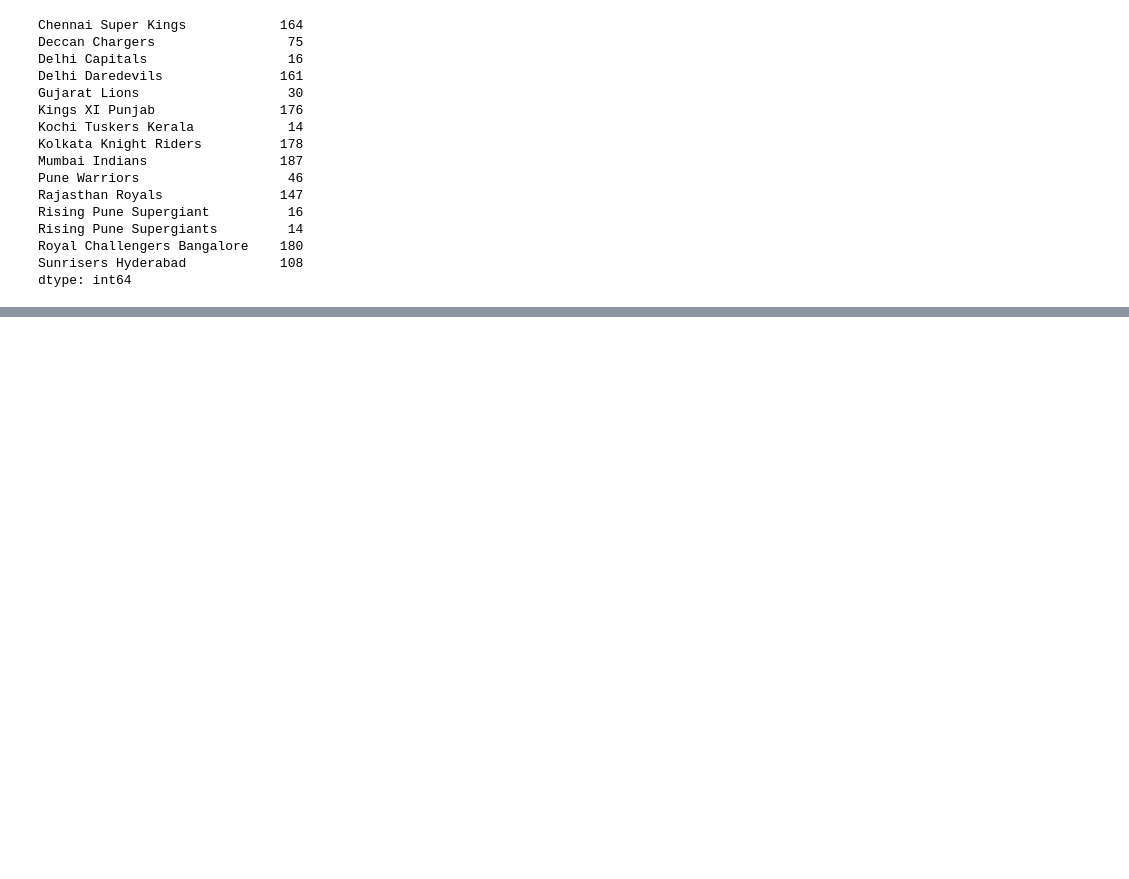
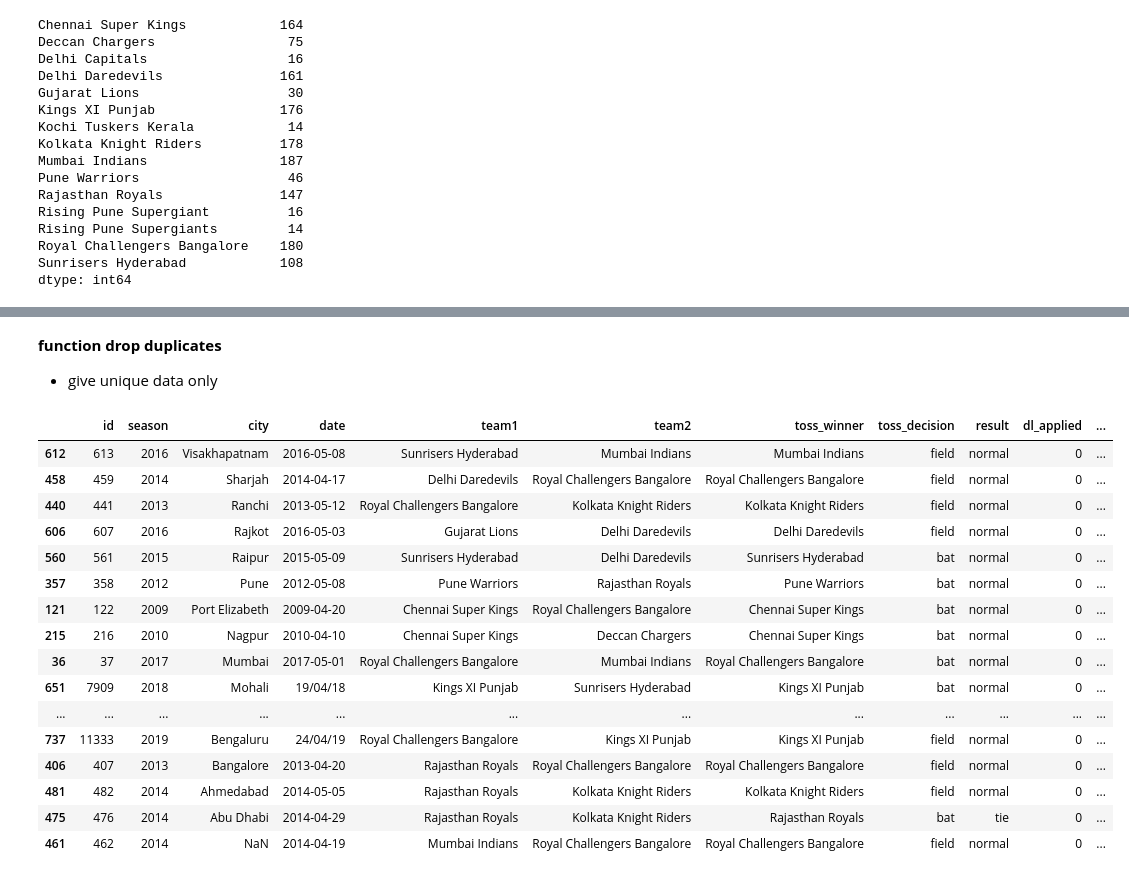
Before and after one commit to SUDHANSHU4497/practice, a Jupyter notebook: ipl_data_analysis.ipynb, the cells around one changed output, grey strips where cells are left out. Saved outputs shown, nothing was run; the diff lists cells and outputs as text; code cells hidden in the pictures; blank space fills up the shorter version.

```diff
--- a/ipl_data_analysis.ipynb
+++ b/ipl_data_analysis.ipynb
@@ -379,0 +439,3 @@ dtype: int64
+# %%
+# for permanent change in dataframe we type inplace=true
+data.sort_values('city',ascending=False, inplace=True)
@@ -379,0 +496,23 @@ dtype: int64
+# %% [markdown]
+****function drop duplicates****
+*   give unique data only
+# %%
+data.drop_duplicates(subset=['city'])
+# %% [output]
+|  | id | season | city | date | team1 | team2 | toss_winner | toss_decision | result | dl_applied | ... |
+| 612 | 613 | 2016 | Visakhapatnam | 2016-05-08 | Sunrisers Hyderabad | Mumbai Indians | Mumbai Indians | field | normal | 0 | ... |
+| 458 | 459 | 2014 | Sharjah | 2014-04-17 | Delhi Daredevils | Royal Challengers Bangalore | Royal Challengers Bangalore | field | normal | 0 | ... |
+| 440 | 441 | 2013 | Ranchi | 2013-05-12 | Royal Challengers Bangalore | Kolkata Knight Riders | Kolkata Knight Riders | field | normal | 0 | ... |
+| 606 | 607 | 2016 | Rajkot | 2016-05-03 | Gujarat Lions | Delhi Daredevils | Delhi Daredevils | field | normal | 0 | ... |
+| 560 | 561 | 2015 | Raipur | 2015-05-09 | Sunrisers Hyderabad | Delhi Daredevils | Sunrisers Hyderabad | bat | normal | 0 | ... |
+| 357 | 358 | 2012 | Pune | 2012-05-08 | Pune Warriors | Rajasthan Royals | Pune Warriors | bat | normal | 0 | ... |
+| 121 | 122 | 2009 | Port Elizabeth | 2009-04-20 | Chennai Super Kings | Royal Challengers Bangalore | Chennai Super Kings | bat | normal | 0 | ... |
+| 215 | 216 | 2010 | Nagpur | 2010-04-10 | Chennai Super Kings | Deccan Chargers | Chennai Super Kings | bat | normal | 0 | ... |
+| 36 | 37 | 2017 | Mumbai | 2017-05-01 | Royal Challengers Bangalore | Mumbai Indians | Royal Challengers Bangalore | bat | normal | 0 | ... |
+| 651 | 7909 | 2018 | Mohali | 19/04/18 | Kings XI Punjab | Sunrisers Hyderabad | Kings XI Punjab | bat | normal | 0 | ... |
+| ... | ... | ... | ... | ... | ... | ... | ... | ... | ... | ... | ... |
+| 737 | 11333 | 2019 | Bengaluru | 24/04/19 | Royal Challengers Bangalore | Kings XI Punjab | Kings XI Punjab | field | normal | 0 | ... |
+| 406 | 407 | 2013 | Bangalore | 2013-04-20 | Rajasthan Royals | Royal Challengers Bangalore | Royal Challengers Bangalore | field | normal | 0 | ... |
+| 481 | 482 | 2014 | Ahmedabad | 2014-05-05 | Rajasthan Royals | Kolkata Knight Riders | Kolkata Knight Riders | field | normal | 0 | ... |
+| 475 | 476 | 2014 | Abu Dhabi | 2014-04-29 | Rajasthan Royals | Kolkata Knight Riders | Rajasthan Royals | bat | tie | 0 | ... |
+| 461 | 462 | 2014 | NaN | 2014-04-19 | Mumbai Indians | Royal Challengers Bangalore | Royal Challengers Bangalore | field | normal | 0 | ... |
```
Also changed, not shown: parts of 42 cells of this notebook.
